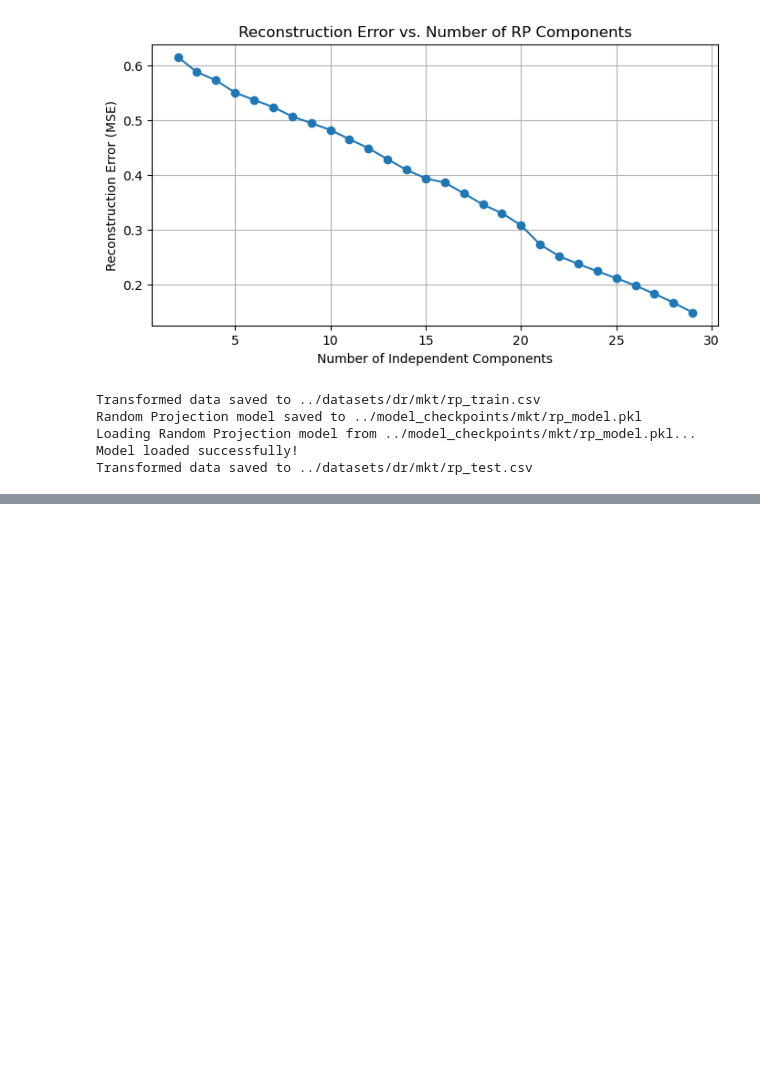
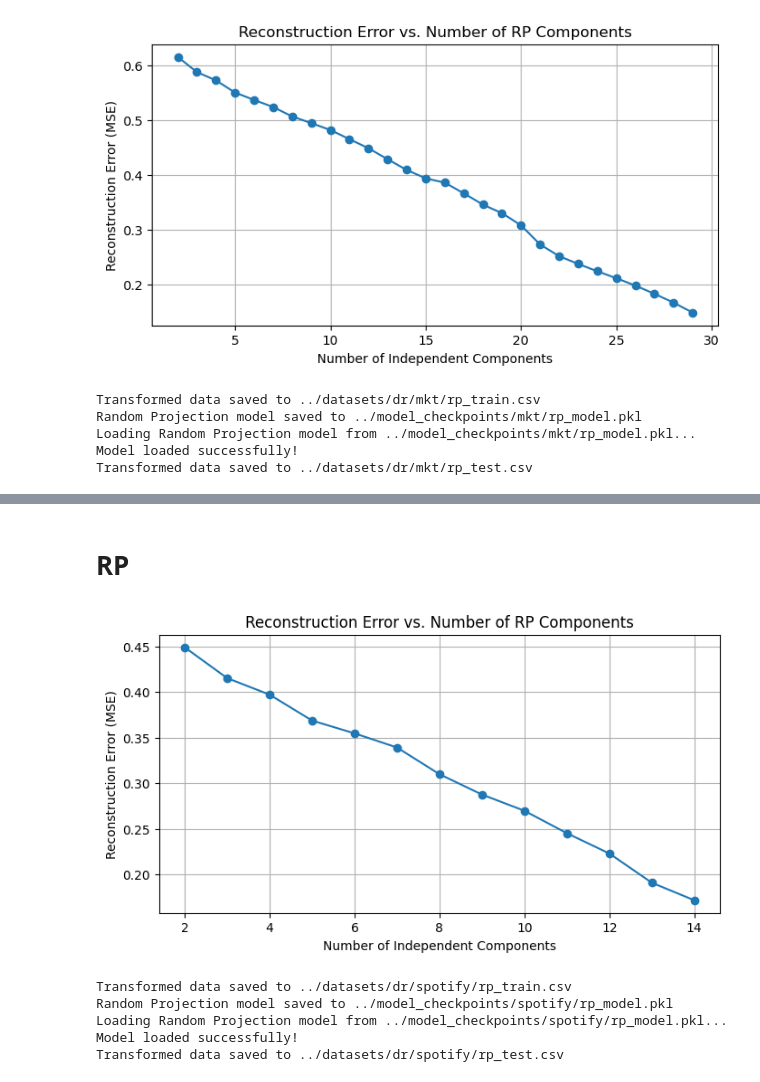
Before and after one commit to JohhnnyKeepWalking985/ML-HW3, a Jupyter notebook: dimension_reduction/dr_explorasions.ipynb, the cells around one changed output, grey strips where cells are left out. Cells and saved outputs as stored; diff of their text form; code cells hidden in the pictures; blank space fills up the shorter version.

```diff
--- a/dimension_reduction/dr_explorasions.ipynb
+++ b/dimension_reduction/dr_explorasions.ipynb
@@ -155,0 +263,37 @@ Transformed data saved to ../datasets/dr/mkt/rp_test.csv
+# %% [markdown]
+# RP
+# %%
+n_range = range(2, 15)
+reconstruction_errors = []
+
+for n in n_range:
+    rp_model = RandomProjectionDecomposition(n_components=n)
+    rp_model.fit(df)
+    reconstruction_errors.append(rp_model.reconstruction_error_)
+
+plt.figure(figsize=(8, 4))
+plt.plot(n_range, reconstruction_errors, marker='o', linestyle='-')
+plt.xlabel("Number of Independent Components")
+plt.ylabel("Reconstruction Error (MSE)")
+plt.title("Reconstruction Error vs. Number of RP Components")
+plt.grid(True)
+plt.show()
+# %% [output]
+[figure, added]
+# %%
+rp_model = RandomProjectionDecomposition(n_components=12, save_data=True)
+rp_model.fit(df)
+
+rp_model.save_results(filename="../datasets/dr/spotify/rp_train.csv")
+rp_model.save_model(filename="../model_checkpoints/spotify/rp_model.pkl")
+
+# Test Dataset
+dataset_path = "../datasets/cleaned_data/spotify_v1/test.csv"
+df_test = pd.read_csv(dataset_path)
+RandomProjectionDecomposition.inference("../model_checkpoints/spotify/rp_model.pkl", df_test, output_file="../datasets/dr/spotify/rp_test.csv")
+# %% [output]
+Transformed data saved to ../datasets/dr/spotify/rp_train.csv
+Random Projection model saved to ../model_checkpoints/spotify/rp_model.pkl
+Loading Random Projection model from ../model_checkpoints/spotify/rp_model.pkl...
+Model loaded successfully!
+Transformed data saved to ../datasets/dr/spotify/rp_test.csv
```
Also changed, not shown: parts of 11 cells of this notebook, 13 other files.
